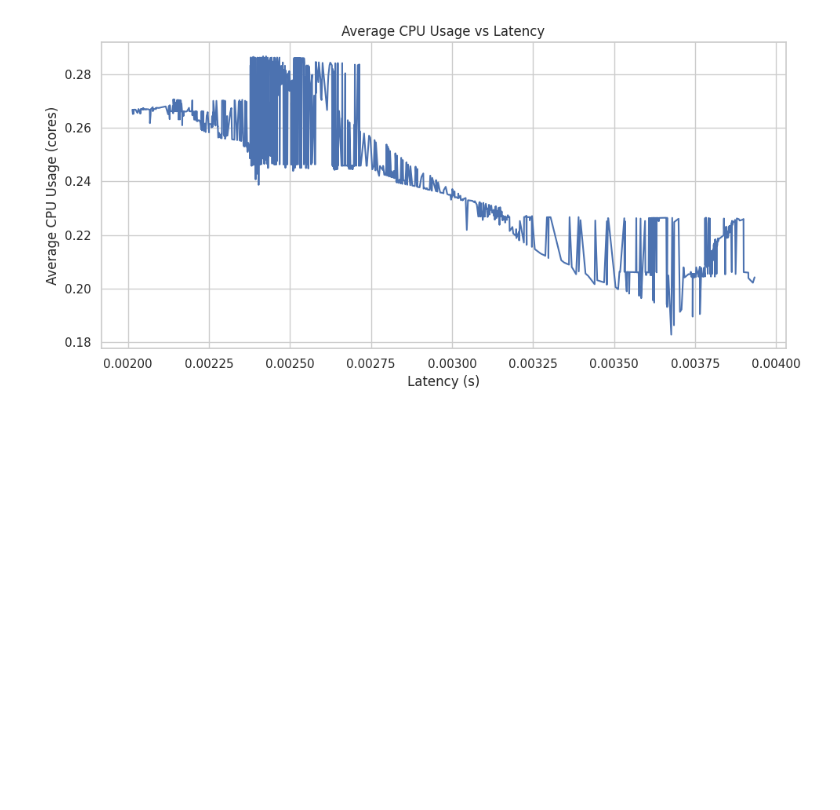
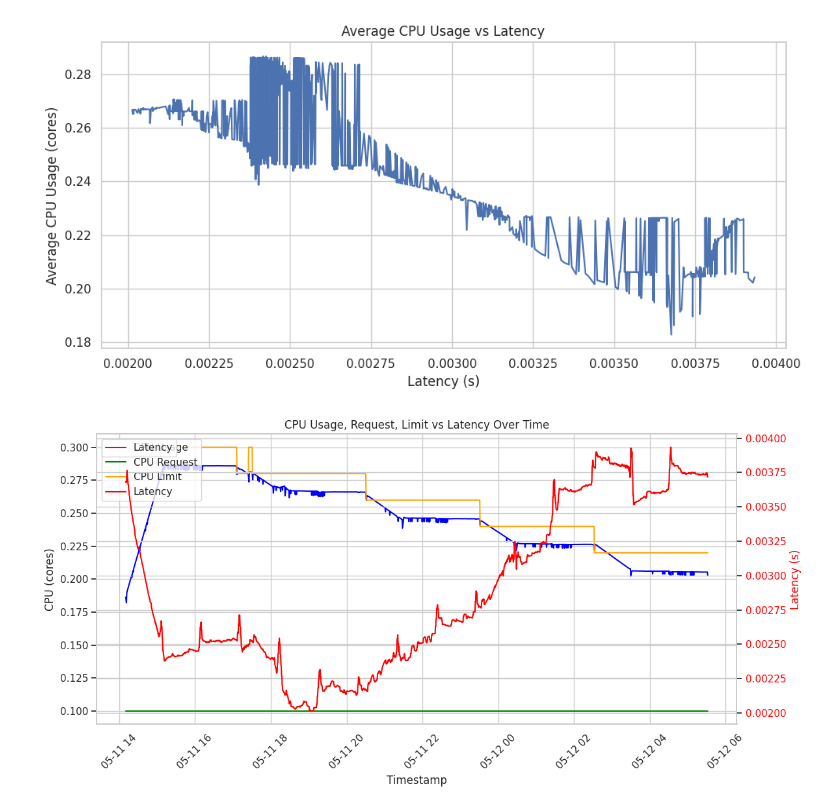
Before and after one commit to cepdnaclk/e19-4yp-AI-Dirven-Latency-Constrained-Resource-Management-In-Kubernetes, a Jupyter notebook: service1_cpu_reduction.ipynb, the cells around one changed output. Saved outputs shown, nothing was run; the diff lists cells and outputs as text; code cells hidden in the pictures; blank space fills up the shorter version.

Commit message:
Add service 1 cpu change vs latency plot

```diff
--- a/service1_cpu_reduction.ipynb
+++ b/service1_cpu_reduction.ipynb
@@ -159,3 +159,37 @@ plt.tight_layout()
 plt.show()
 # %% [output]
 [figure]
+# %%
+import matplotlib.pyplot as plt
+import seaborn as sns
+
+# Set up the main plot
+fig, ax1 = plt.subplots(figsize=(12, 6))
+
+# Plot CPU-related metrics on the left y-axis
+sns.lineplot(ax=ax1, data=df, x='Timestamp', y='CPU Usage', label='CPU Usage', color='blue')
+sns.lineplot(ax=ax1, data=df, x='Timestamp', y='CPU Request', label='CPU Request', color='green')
+sns.lineplot(ax=ax1, data=df, x='Timestamp', y='CPU Limit', label='CPU Limit', color='orange')
+
+ax1.set_ylabel('CPU (cores)')
+ax1.set_xlabel('Timestamp')
+ax1.tick_params(axis='x', rotation=45)
+
+# Create the right y-axis for Latency
+ax2 = ax1.twinx()
+sns.lineplot(ax=ax2, data=df, x='Timestamp', y='Latency', label='Latency', color='red')
+ax2.set_ylabel('Latency (s)', color='red')
+ax2.tick_params(axis='y', labelcolor='red')
+
+# Title and legends
+plt.title('CPU Usage, Request, Limit vs Latency Over Time')
+
+# Combine legends from both axes
+lines_1, labels_1 = ax1.get_legend_handles_labels()
+lines_2, labels_2 = ax2.get_legend_handles_labels()
+ax1.legend(lines_1 + lines_2, labels_1 + labels_2, loc='upper left')
+
+plt.tight_layout()
+plt.show()
+# %% [output]
+[figure, added]
```
